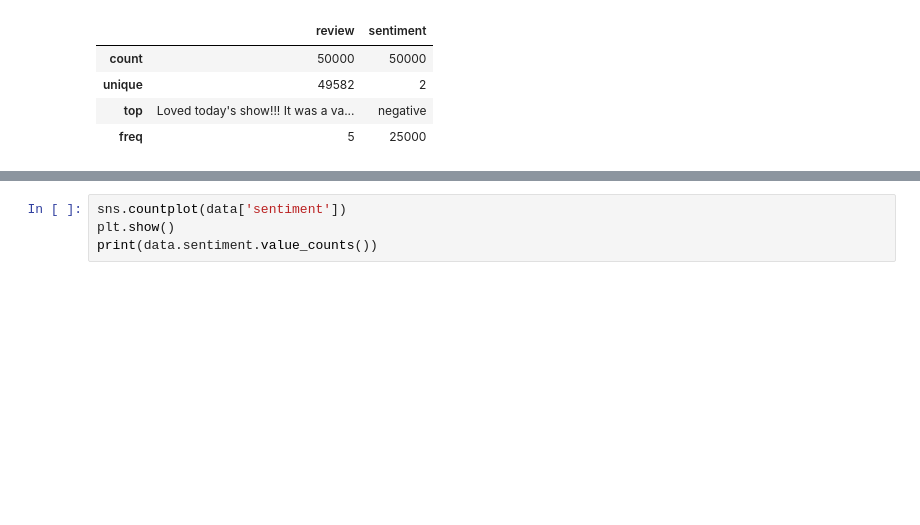
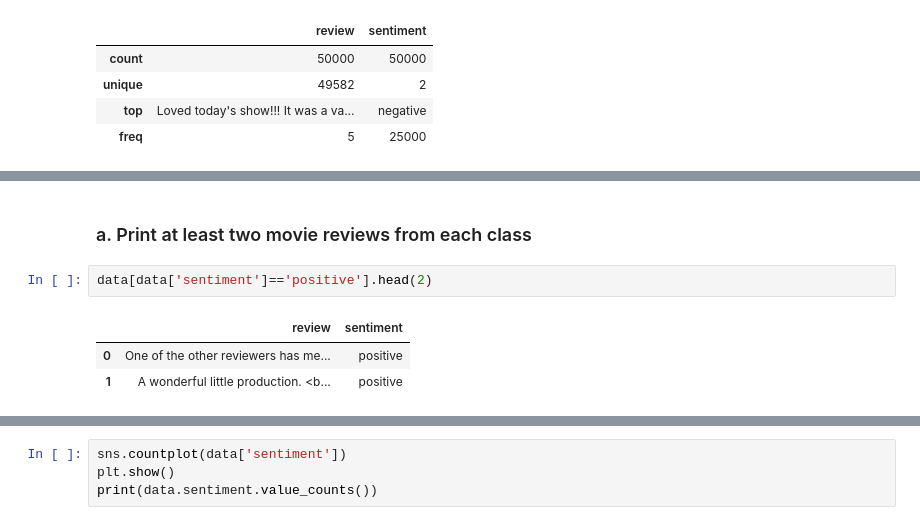
Before and after one commit to Harish521/NLP, a Jupyter notebook: IMDB Movie Sentiment Analysis/Sentiment Analysis IMDB Dataset.ipynb, the cells around one changed output, grey strips where cells are left out. Saved outputs shown, nothing was run; the diff lists cells and outputs as text; blank space fills up the shorter version.

```diff
--- a/IMDB Movie Sentiment Analysis/Sentiment Analysis IMDB Dataset.ipynb
+++ b/IMDB Movie Sentiment Analysis/Sentiment Analysis IMDB Dataset.ipynb
@@ -76,0 +112,8 @@ data.describe()
+# %% [markdown]
+### a.	Print at least two movie reviews from each class
+# %%
+data[data['sentiment']=='positive'].head(2)
+# %% [output]
+|  | review | sentiment |
+| 0 | One of the other reviewers has me... | positive |
+| 1 | A wonderful little production. <b... | positive |
```
Also changed, not shown: parts of 60 cells of this notebook.
